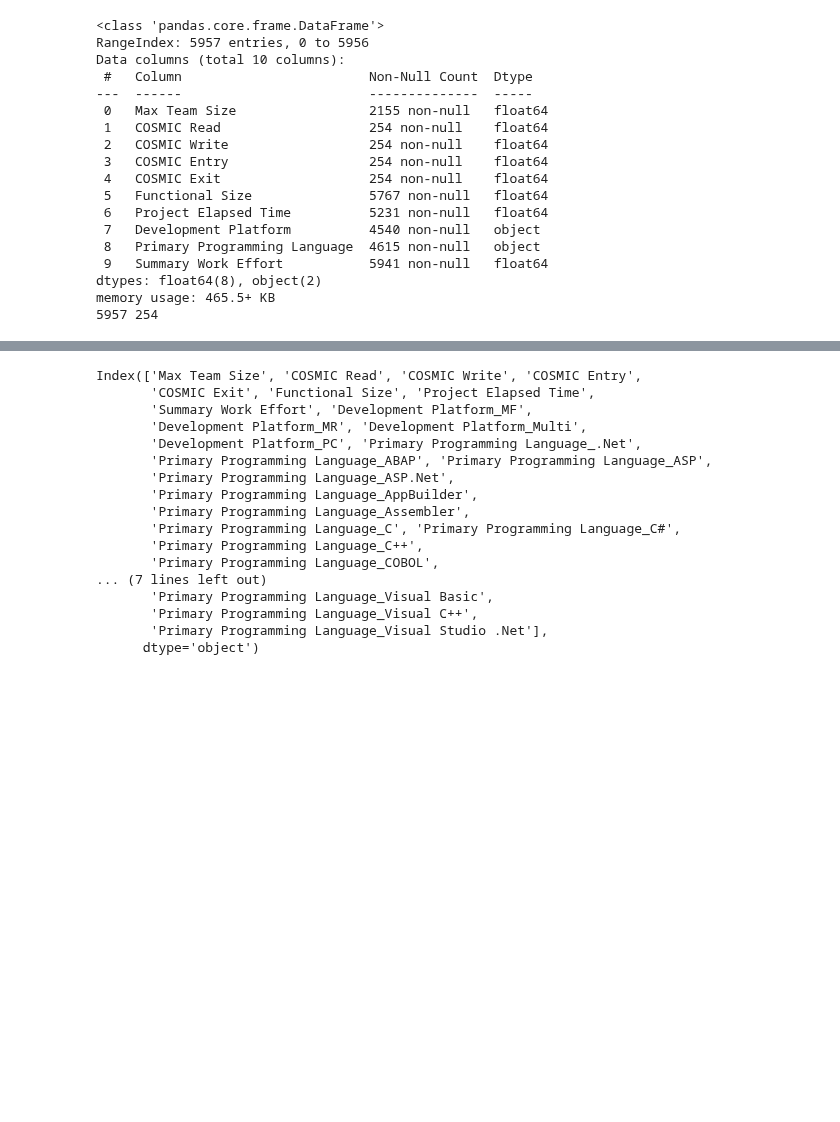
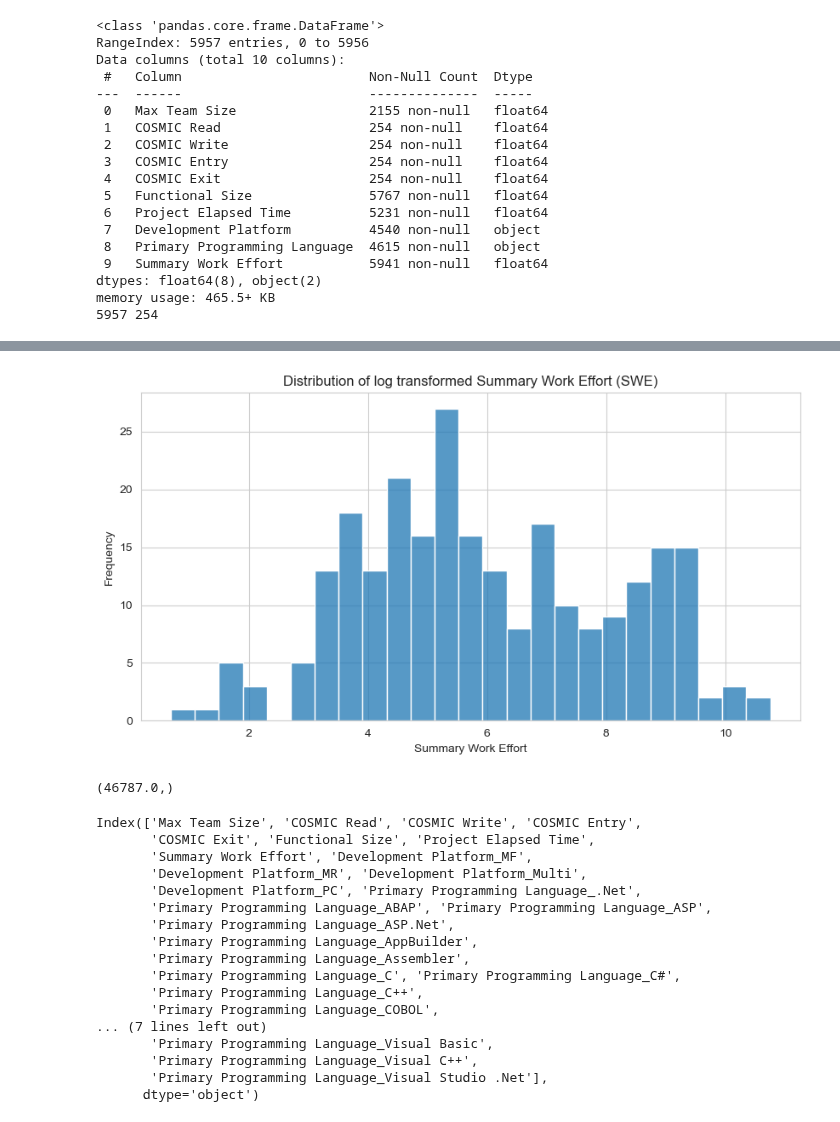
Before and after one commit to J4nvg/ResearchWorkshop, a Jupyter notebook: RW_dataset2.ipynb, the cells around one changed output, grey strips where cells are left out. Cells and saved outputs as stored; diff of their text form; code cells hidden in the pictures; blank space fills up the shorter version.

```diff
--- a/RW_dataset2.ipynb
+++ b/RW_dataset2.ipynb
@@ -164,3 +180,17 @@ df_normalized = pd.DataFrame(scaler.fit_transform(df_imputed), columns=df_impute
+# %%
+plt.figure(figsize=(10,5))
+sns.histplot(np.log(df_clean['Summary Work Effort']), kde=False, bins=25)  # Set bins and kde to False
+
+plt.title('Distribution of log transformed Summary Work Effort (SWE)')
+plt.xlabel('Summary Work Effort')
+plt.ylabel('Frequency')
+maxX = df_clean['Summary Work Effort'].max(),
+plt.savefig('./plot/LogTransformedhistogram.svg')
+plt.show()
+print(maxX)
+# %% [output]
+[figure, added]
+(46787.0,)
 # %%
 print(df_normalized.columns)
 # %% [output]
```
Also changed, not shown: parts of 9 cells of this notebook.
